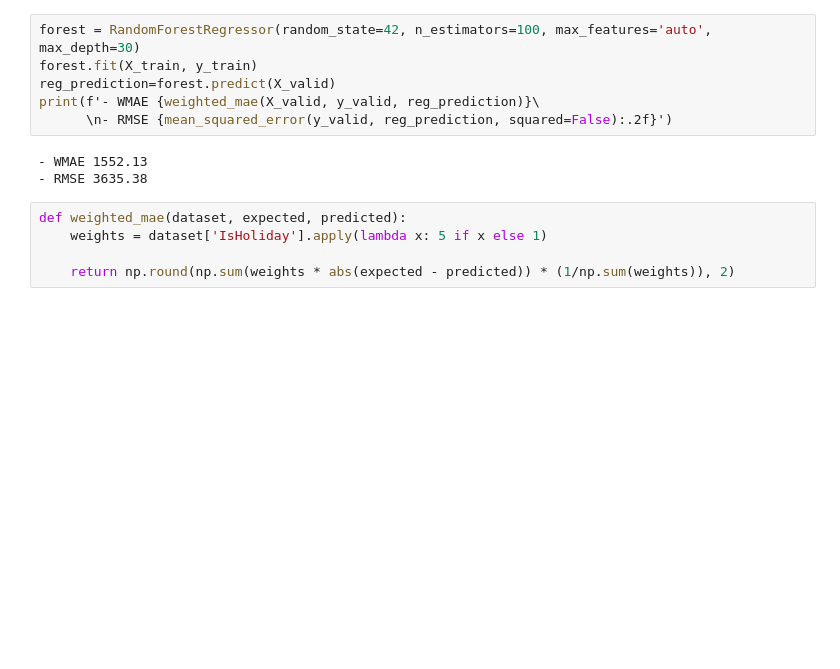
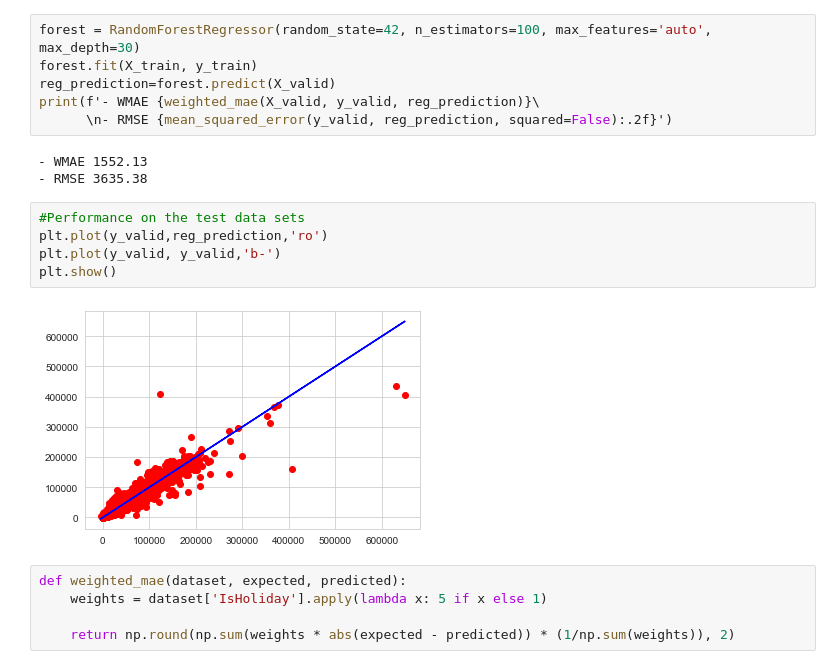
Before and after one commit to Long122k/BI, a Jupyter notebook: walmart-recruiting-store-sales-forecasting/BI.ipynb, the cells around one changed output. Drawn from its saved outputs; the diff is of its cells as text; blank space fills up the shorter version.

```diff
--- a/walmart-recruiting-store-sales-forecasting/BI.ipynb
+++ b/walmart-recruiting-store-sales-forecasting/BI.ipynb
@@ -295,6 +295,13 @@ print(f'- WMAE {weighted_mae(X_valid, y_valid, reg_prediction)}\
 # %% [output]
 - WMAE 1552.13
 - RMSE 3635.38
+# %%
+#Performance on the test data sets
+plt.plot(y_valid,reg_prediction,'ro')
+plt.plot(y_valid, y_valid,'b-')
+plt.show()
+# %% [output]
+[figure, added]
 # %%
 def weighted_mae(dataset, expected, predicted):
     weights = dataset['IsHoliday'].apply(lambda x: 5 if x else 1)
```
Also changed, not shown: parts of 4 cells of this notebook.
